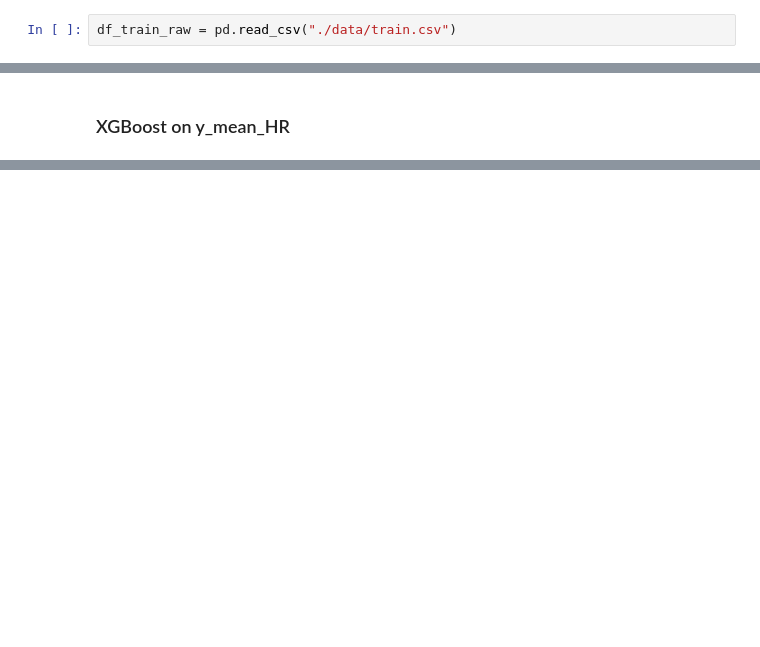
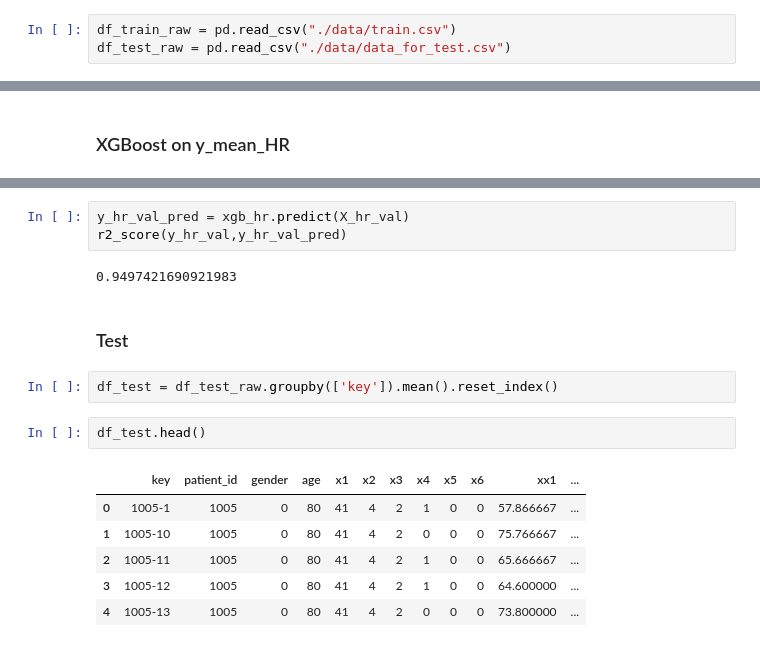
Before and after one commit to samarthinani94/Short_term_heart_condition, a Jupyter notebook: vivian_model.ipynb, the cells around one changed output, grey strips where cells are left out. Saved outputs shown, nothing was run; the diff lists cells and outputs as text; blank space fills up the shorter version.

```diff
--- a/vivian_model.ipynb
+++ b/vivian_model.ipynb
@@ -10,2 +18,3 @@ import xgboost as xgb
 # %%
 df_train_raw = pd.read_csv("./data/train.csv")
+df_test_raw = pd.read_csv("./data/data_for_test.csv")
@@ -108,0 +160,18 @@ regr_model_hr.score(X_hr_val, y_hr_val)
+# %%
+y_hr_val_pred = xgb_hr.predict(X_hr_val)
+r2_score(y_hr_val,y_hr_val_pred)
+# %% [output]
+0.9497421690921983
+# %% [markdown]
+### Test
+# %%
+df_test = df_test_raw.groupby(['key']).mean().reset_index()
+# %%
+df_test.head()
+# %% [output]
+|  | key | patient_id | gender | age | x1 | x2 | x3 | x4 | x5 | x6 | xx1 | ... |
+| 0 | 1005-1 | 1005 | 0 | 80 | 41 | 4 | 2 | 1 | 0 | 0 | 57.866667 | ... |
+| 1 | 1005-10 | 1005 | 0 | 80 | 41 | 4 | 2 | 0 | 0 | 0 | 75.766667 | ... |
+| 2 | 1005-11 | 1005 | 0 | 80 | 41 | 4 | 2 | 1 | 0 | 0 | 65.666667 | ... |
+| 3 | 1005-12 | 1005 | 0 | 80 | 41 | 4 | 2 | 1 | 0 | 0 | 64.600000 | ... |
+| 4 | 1005-13 | 1005 | 0 | 80 | 41 | 4 | 2 | 0 | 0 | 0 | 73.800000 | ... |
```
Also changed, not shown: parts of 54 cells of this notebook.
